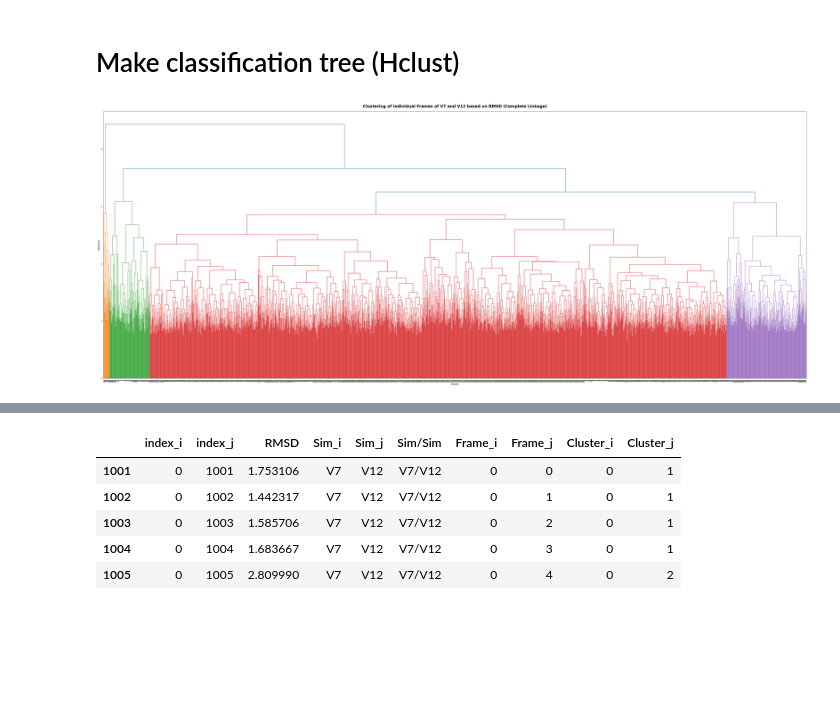
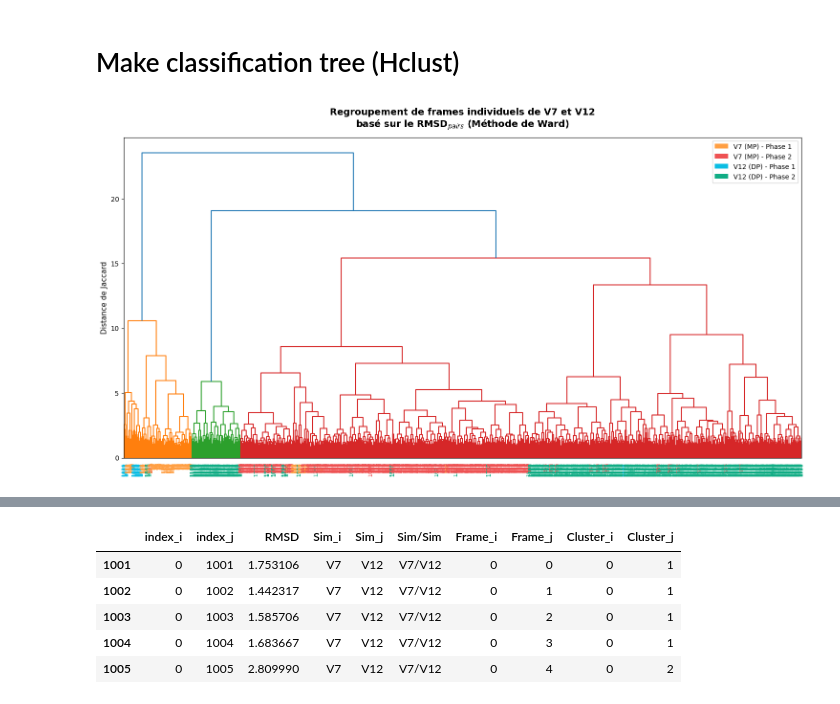
Before and after one commit to annhater/M1_STAGE, a Jupyter notebook: 2_notebooks/02_analysis_pw_RMSD.ipynb, the cells around one changed output, grey strips where cells are left out. Drawn from its saved outputs; the diff is of its cells as text; code cells hidden in the pictures; blank space fills up the shorter version.

Commit message:
updated matrices analysis and new plots for both RMSD and interactions notebooks

```diff
--- a/2_notebooks/02_analysis_pw_RMSD.ipynb
+++ b/2_notebooks/02_analysis_pw_RMSD.ipynb
@@ -188,14 +193,56 @@ condensed_matrix = squareform(df_full, checks=False)
 
 # Pass the condensed vector to linkage.
 # drop the metric="euclidean" argument because the distances are already calculated!
-complete_clustering = linkage(condensed_matrix, method="complete")
+complete_clustering = linkage(condensed_matrix, method="ward")
 # %%
-fig = plt.figure(figsize=(50, 20))
-dendrogram(complete_clustering)
-plt.title("Clustering of Individual Frames of V7 and V12 based on RMSD (Complete Linkage)", fontsize=20, fontweight='bold', pad=20)
-plt.xlabel("Frame", fontsize=12)
-plt.ylabel("Distance", fontsize=12)
+# 1. Define color palette
+color_map = {
+    'V7_Phase1':  '#FF9F43',  # Bright Orange
+    'V7_Phase2':  '#EE5253',  # Crimson Red
+    'V12_Phase1': '#0ABDE3',  # Cyan Blue
+    'V12_Phase2': '#10AC84'   # Emerald Green
+}
+
+# 2. Plot the dendrogram
+fig, ax = plt.subplots(figsize=(15, 8))
+dendrogram(complete_clustering, leaf_font_size=8, orientation='top')
+
+plt.title("Regroupement de frames individuels de V7 et V12\nbasé sur le RMSD$_{pairs}$ (Méthode de Ward)",
+          fontsize=14, fontweight='bold', pad=15)
+plt.ylabel("Distance de Jaccard", fontsize=11)
+
+# 3. Dynamic leaf text color assignment loop
+xlbls = ax.get_xmajorticklabels()
+
+for lbl in xlbls:
+    text = lbl.get_text()
+    if text.isdigit():
+        abs_idx = int(text) # This is the absolute index from 0 to 2001
+
+        # Determine exactly which simulation and phase this leaf represents
+        if abs_idx < 1001:
+            sim = 'V7'
+            phase = 'Phase1' if abs_idx <= 198 else 'Phase2'
+        else:
+            sim = 'V12'
+            local_frame = abs_idx - 1001
+            phase = 'Phase1' if local_frame <= 35 else 'Phase2'
+
+        # Select the target color key
+        state_key = f"{sim}_{phase}"
+        lbl.set_color(color_map[state_key])
+
+# 4. Add a visual legend to the plot so your report reader knows what the colors mean
+from matplotlib.patches import Patch
+legend_elements = [
+    Patch(facecolor=color_map['V7_Phase1'], label='V7 (MP) - Phase 1'),
+    Patch(facecolor=color_map['V7_Phase2'], label='V7 (MP) - Phase 2'),
+    Patch(facecolor=color_map['V12_Phase1'], label='V12 (DP) - Phase 1'),
+    Patch(facecolor=color_map['V12_Phase2'], label='V12 (DP) - Phase 2'),
+]
+ax.legend(handles=legend_elements, loc='upper right', fontsize=10, frameon=True)
+
 plt.tight_layout()
 plt.show()
 # %% [output]
-[figure, old version]
+[figure, new version]
```
Also changed, not shown: parts of 13 cells of this notebook, 2 other files.
